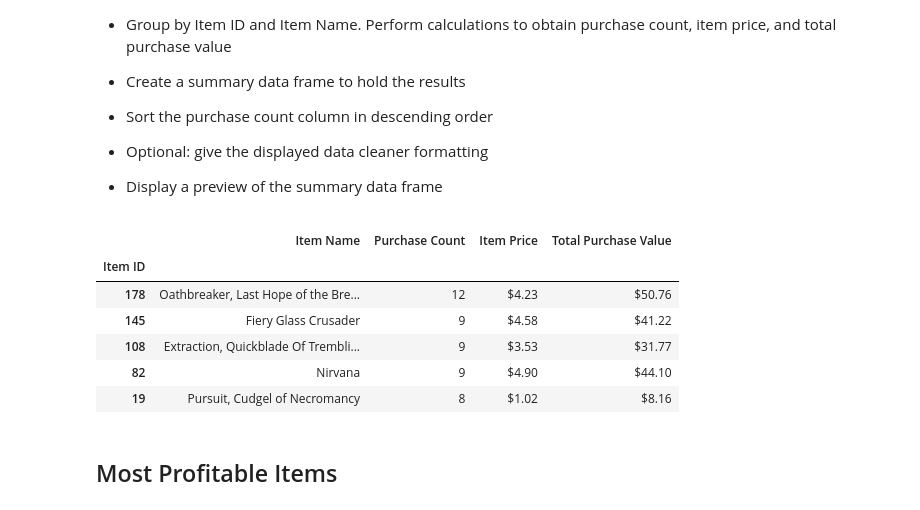
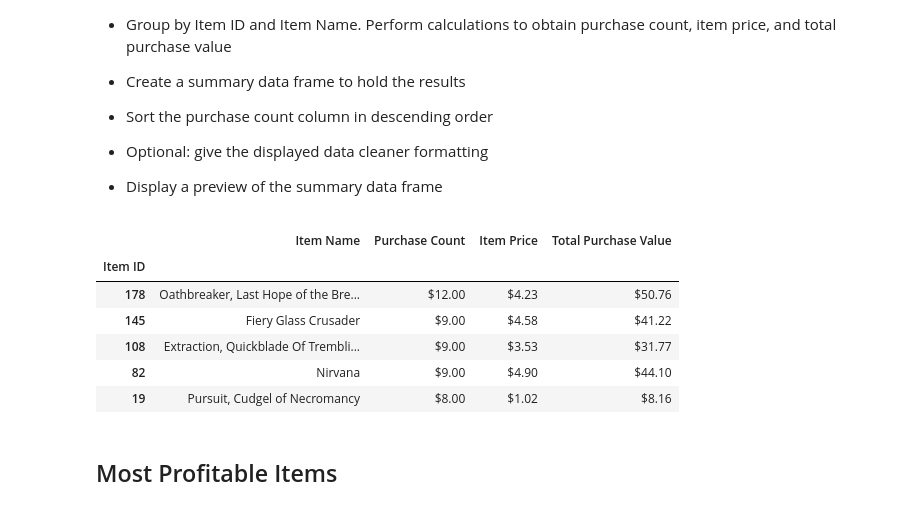
Before and after one commit to Margarita357/Assignment4, a Jupyter notebook: PANDAS_ASSIGNMENT4/Option1_MM.ipynb, the cells around one changed output. Drawn from its saved outputs; the diff is of its cells as text; code cells hidden in the pictures.

```diff
--- a/PANDAS_ASSIGNMENT4/Option1_MM.ipynb
+++ b/PANDAS_ASSIGNMENT4/Option1_MM.ipynb
@@ -288,28 +291,31 @@ df6.sort_values(["Purchase Count","Total Purchase Value" ], ascending=False).hea
 # %%
 item_names=purchase_data.groupby(["Item ID"])["Item Name"].unique()
 item=purchase_data.groupby(["Item ID"])["Purchase ID"].count()
 item_price=purchase_data.groupby(["Item ID"])["Price"].unique()
 item_price_total=purchase_data.groupby(["Item ID"])["Price"].sum()
 
 df7=pd.DataFrame({
     "Item Name": item_names,
     "Purchase Count": item,
     "Item Price": item_price,
-    "Total Purchase Value": item_price_total.map('${:,.2f}'.format)
+    "Total Purchase Value": item_price_total
 })
 
+df7=df7.sort_values(["Purchase Count"], ascending=False)
+df7["Purchase Count"] = df7["Purchase Count"].map('${:,.2f}'.format)
 df7["Item Price"] = df7["Item Price"].str.get(0)
 df7["Item Price"] = df7["Item Price"].map('${:,.2f}'.format)
 df7["Item Name"] = df7["Item Name"].str.get(0)
-df7.sort_values(["Purchase Count"], ascending=False).head(5)
+df7["Total Purchase Value"] = df7["Total Purchase Value"].map('${:,.2f}'.format)
+df7.head(5)
 # %% [output]
 |  | Item Name | Purchase Count | Item Price | Total Purchase Value |
 | Item ID |  |  |  |  |
-| 178 | Oathbreaker, Last Hope of the Bre... | 12 | $4.23 | $50.76 |
-| 145 | Fiery Glass Crusader | 9 | $4.58 | $41.22 |
-| 108 | Extraction, Quickblade Of Trembli... | 9 | $3.53 | $31.77 |
-| 82 | Nirvana | 9 | $4.90 | $44.10 |
-| 19 | Pursuit, Cudgel of Necromancy | 8 | $1.02 | $8.16 |
+| 178 | Oathbreaker, Last Hope of the Bre... | $12.00 | $4.23 | $50.76 |
+| 145 | Fiery Glass Crusader | $9.00 | $4.58 | $41.22 |
+| 108 | Extraction, Quickblade Of Trembli... | $9.00 | $3.53 | $31.77 |
+| 82 | Nirvana | $9.00 | $4.90 | $44.10 |
+| 19 | Pursuit, Cudgel of Necromancy | $8.00 | $1.02 | $8.16 |
 # %% [markdown]
 ## Most Profitable Items
 # %% [markdown]
```
Also changed, not shown: parts of 2 cells of this notebook.
